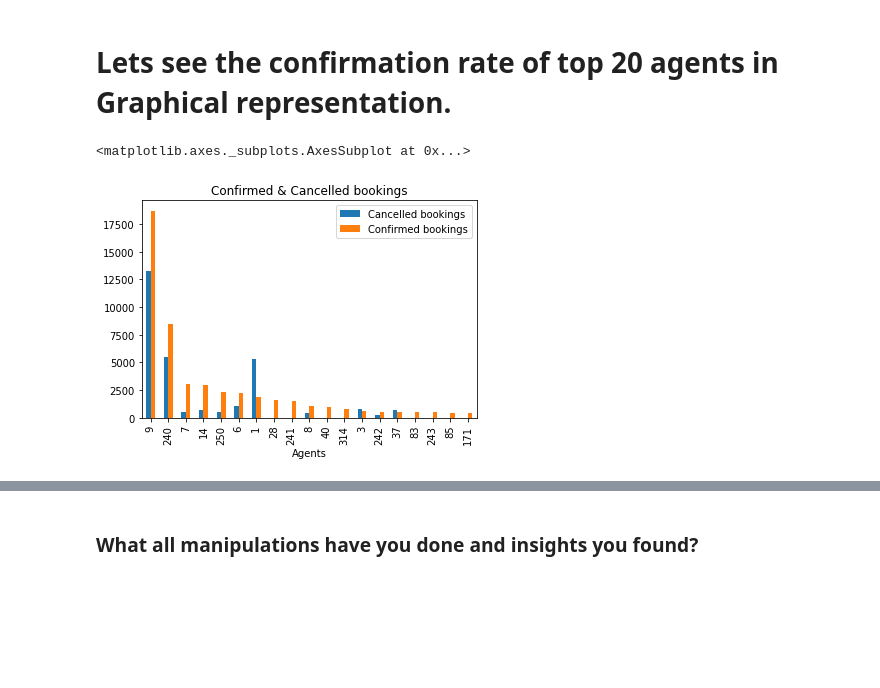
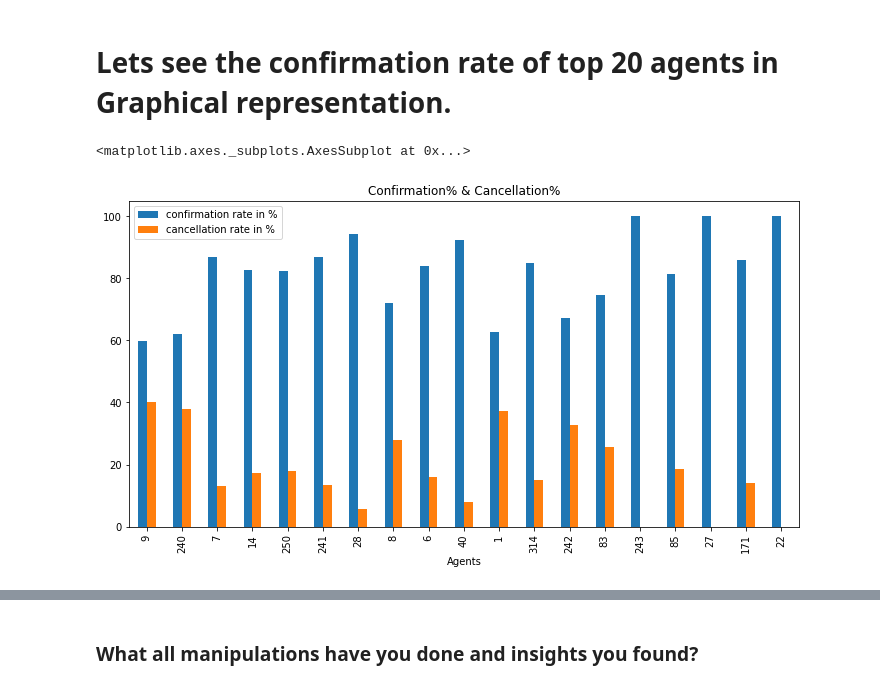
Before and after one commit to Amanr1996/project_initial_reasearch, a Jupyter notebook: EDA_project_on_Hotel_Booking_Analysis.ipynb, the cells around one changed output, grey strips where cells are left out. Drawn from its saved outputs; the diff is of its cells as text; code cells hidden in the pictures; blank space fills up the shorter version.

```diff
--- a/EDA_project_on_Hotel_Booking_Analysis.ipynb
+++ b/EDA_project_on_Hotel_Booking_Analysis.ipynb
@@ -350,6 +403,9 @@ df['total_stays'].head(20)
 18    1
 19    4
 Name: total_stays, dtype: int64
+# %%
+# Adding total people num as column, i.e. total people num = num of adults + children + babies
+df['total_guest'] = df['adults']+df['children']+df['babies']
 # %% [markdown]
 # **Analysis of the data.**
 # %%
@@ -370,0 +435,3 @@ Index(['hotel', 'is_canceled', 'lead_time', 'arrival_date_year',
+# %%
+# Dropping duplicate values
+df.drop_duplicates(inplace = True)
@@ -370,0 +453,3 @@ Index(['hotel', 'is_canceled', 'lead_time', 'arrival_date_year',
+# %%
+## Code for deleting the outlier.
+df.drop(df[df['adr']> 5000].index,inplace = True)
@@ -564,0 +678,3 @@ Agents_data
+# %%
+## Add cancellation rate in percentage to the data.
+new_d['cancellation rate in %'] = new_d['Cancelled bookings'] / new_d['Total bookings']*100
@@ -566,10 +705,10 @@ Agents_data
 # Lets see the confirmation rate of top 20 agents in Graphical representation.
 # %%
 ##confirmed bookings to cancelled bookings.
-Agents_data[[ 'Agents','Cancelled bookings','Confirmed bookings']].plot(kind ='bar', x =  'Agents', title = 'Confirmed & Cancelled bookings' )
+Agents_data[[ 'Agents','confirmation rate in %','cancellation rate in %']].plot(kind ='bar', x =  'Agents', title = 'Confirmation% & Cancellation%' )
 # %% [output]
 <matplotlib.axes._subplots.AxesSubplot at 0x...>
-[figure, old version]
+[figure, new version]
 # %%
 ## Agent confirmation rate in percent (%)
 Agents_data[[ 'Agents','confirmation rate in %']].plot(kind ='bar', x =  'Agents', title = 'Confirmation Rate of agents' )
```
Also changed, not shown: parts of 197 cells of this notebook.
